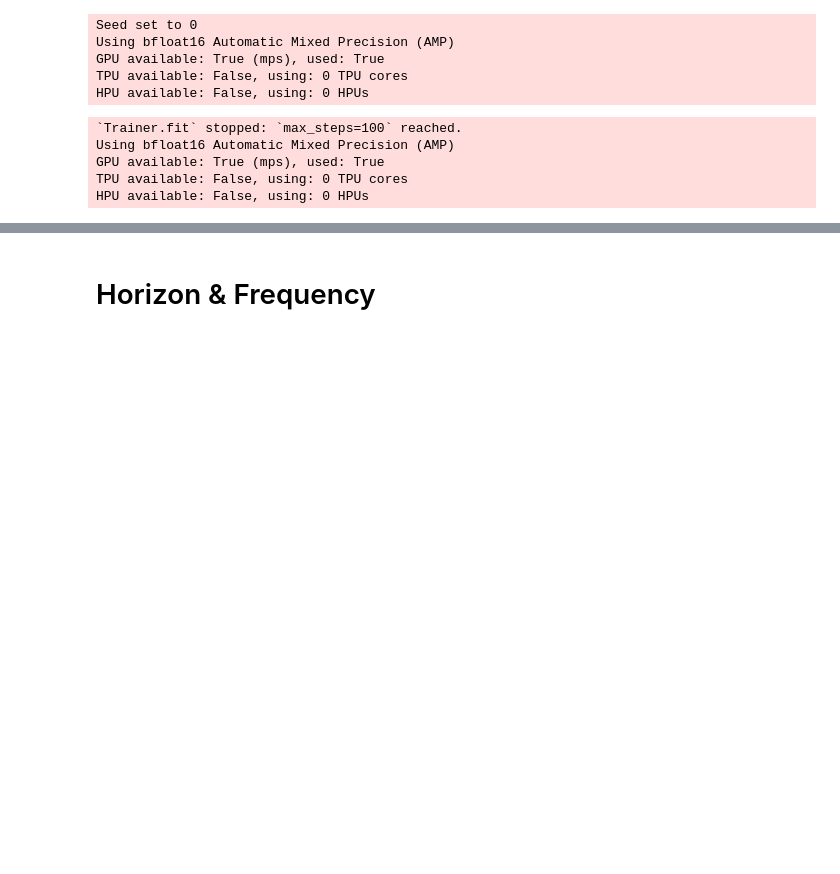
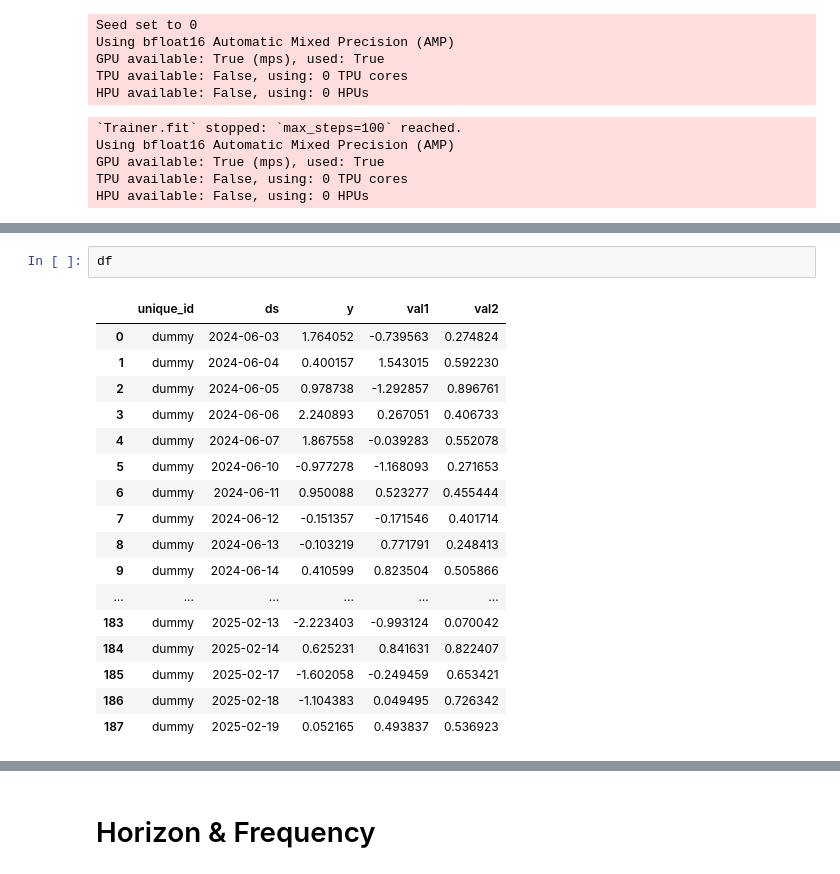
Before and after one commit to agux/marten, a Jupyter notebook: notebooks/neuralforecast/0.1-neuralforecast.ipynb, the cells around one changed output, grey strips where cells are left out. Cells and saved outputs as stored; diff of their text form; blank space fills up the shorter version.

```diff
--- a/notebooks/neuralforecast/0.1-neuralforecast.ipynb
+++ b/notebooks/neuralforecast/0.1-neuralforecast.ipynb
@@ -2116,0 +2197,20 @@ HPU available: False, using: 0 HPUs
+# %%
+df
+# %% [output]
+|  | unique_id | ds | y | val1 | val2 |
+| 0 | dummy | 2024-06-03 | 1.764052 | -0.739563 | 0.274824 |
+| 1 | dummy | 2024-06-04 | 0.400157 | 1.543015 | 0.592230 |
+| 2 | dummy | 2024-06-05 | 0.978738 | -1.292857 | 0.896761 |
+| 3 | dummy | 2024-06-06 | 2.240893 | 0.267051 | 0.406733 |
+| 4 | dummy | 2024-06-07 | 1.867558 | -0.039283 | 0.552078 |
+| 5 | dummy | 2024-06-10 | -0.977278 | -1.168093 | 0.271653 |
+| 6 | dummy | 2024-06-11 | 0.950088 | 0.523277 | 0.455444 |
+| 7 | dummy | 2024-06-12 | -0.151357 | -0.171546 | 0.401714 |
+| 8 | dummy | 2024-06-13 | -0.103219 | 0.771791 | 0.248413 |
+| 9 | dummy | 2024-06-14 | 0.410599 | 0.823504 | 0.505866 |
+| ... | ... | ... | ... | ... | ... |
+| 183 | dummy | 2025-02-13 | -2.223403 | -0.993124 | 0.070042 |
+| 184 | dummy | 2025-02-14 | 0.625231 | 0.841631 | 0.822407 |
+| 185 | dummy | 2025-02-17 | -1.602058 | -0.249459 | 0.653421 |
+| 186 | dummy | 2025-02-18 | -1.104383 | 0.049495 | 0.726342 |
+| 187 | dummy | 2025-02-19 | 0.052165 | 0.493837 | 0.536923 |
```
Also changed, not shown: parts of 17 cells of this notebook, 1 other file.
